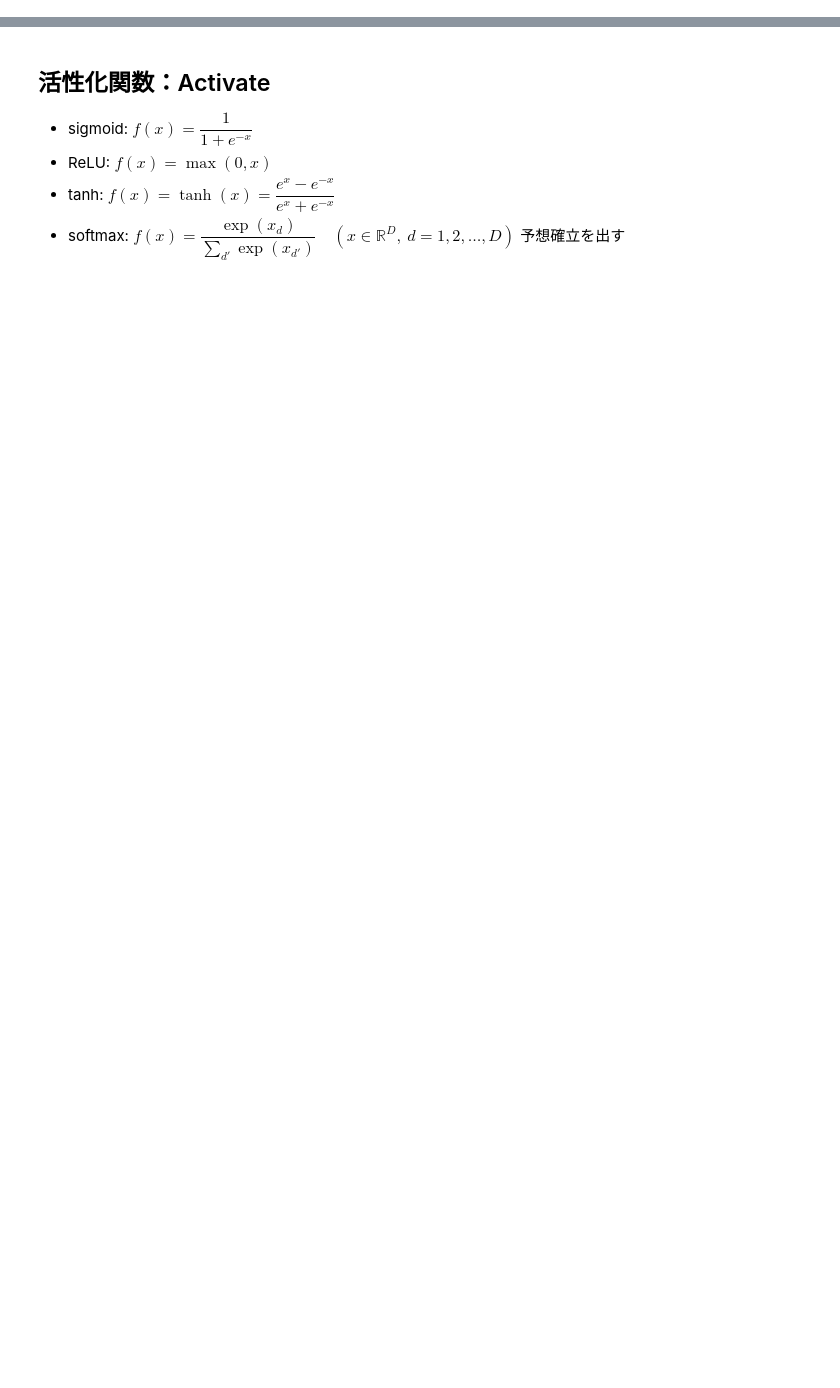
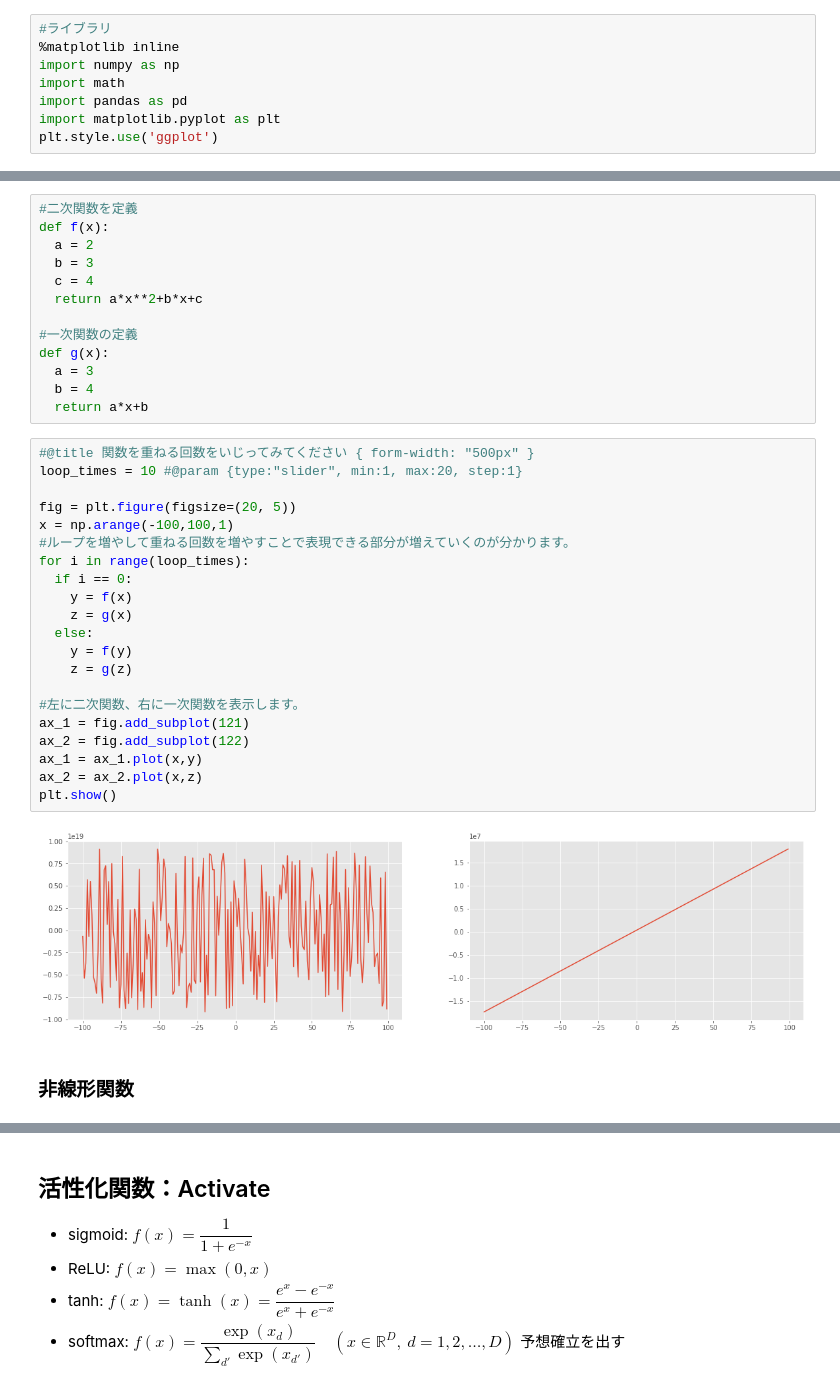
Before and after one commit to Strix9289/Introduction-of-Deep-Learning, a Jupyter notebook: Activation.ipynb, the cells around one changed output, grey strips where cells are left out. Saved outputs shown, nothing was run; the diff lists cells and outputs as text; blank space fills up the shorter version.

```diff
--- a/Activation.ipynb
+++ b/Activation.ipynb
@@ -2,0 +18,8 @@
+# %%
+#ライブラリ
+%matplotlib inline
+import numpy as np
+import math
+import pandas as pd
+import matplotlib.pyplot as plt
+plt.style.use('ggplot')
@@ -2,0 +49,38 @@
+# %%
+#二次関数を定義
+def f(x):
+  a = 2
+  b = 3
+  c = 4
+  return a*x**2+b*x+c
+
+#一次関数の定義
+def g(x):
+  a = 3
+  b = 4
+  return a*x+b
+# %%
+#@title 関数を重ねる回数をいじってみてください { form-width: "500px" }
+loop_times = 10 #@param {type:"slider", min:1, max:20, step:1}
+
+fig = plt.figure(figsize=(20, 5))
+x = np.arange(-100,100,1)
+#ループを増やして重ねる回数を増やすことで表現できる部分が増えていくのが分かります。
+for i in range(loop_times):
+  if i == 0:
+    y = f(x)
+    z = g(x)
+  else:
+    y = f(y)
+    z = g(z)
+
+#左に二次関数、右に一次関数を表示します。
+ax_1 = fig.add_subplot(121)
+ax_2 = fig.add_subplot(122)
+ax_1 = ax_1.plot(x,y)
+ax_2 = ax_2.plot(x,z)
+plt.show()
+# %% [output]
+[figure, added]
+# %% [markdown]
+### 非線形関数
```
Also changed, not shown: parts of 22 cells of this notebook.
